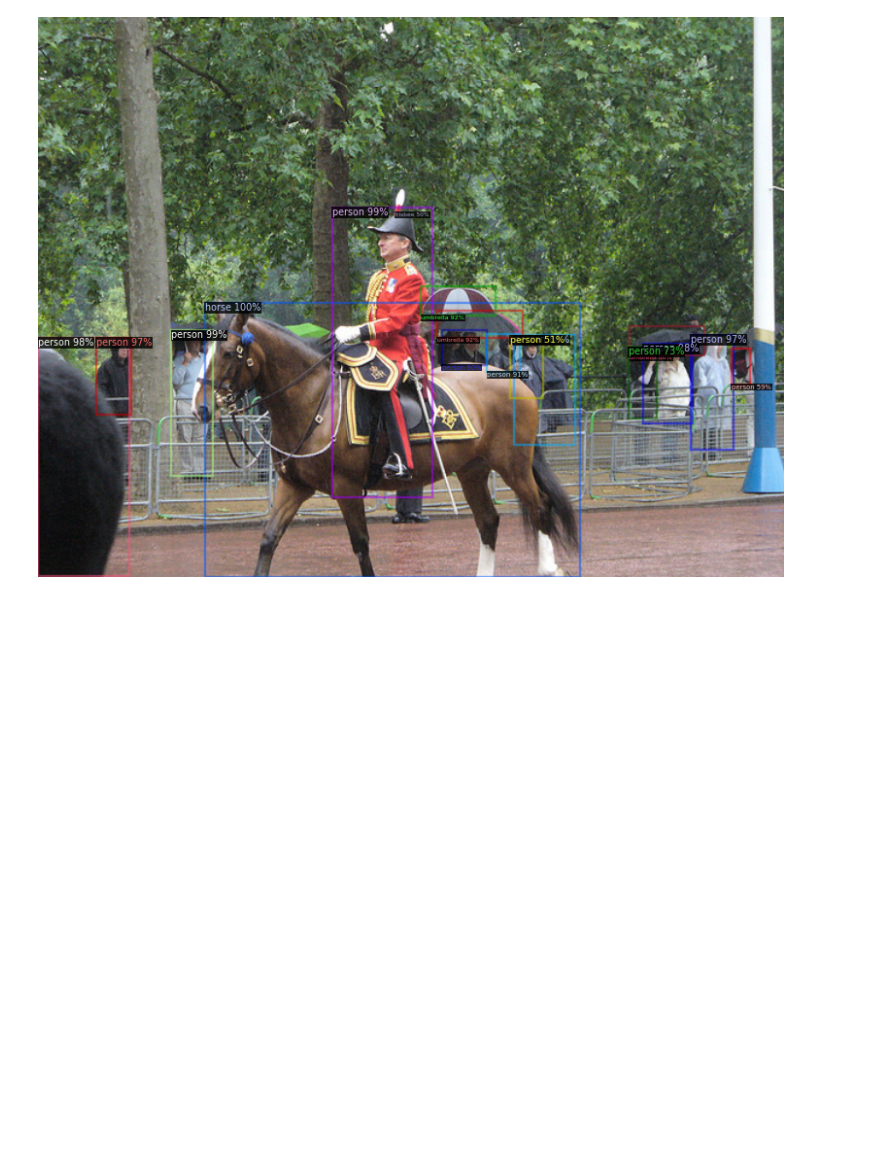
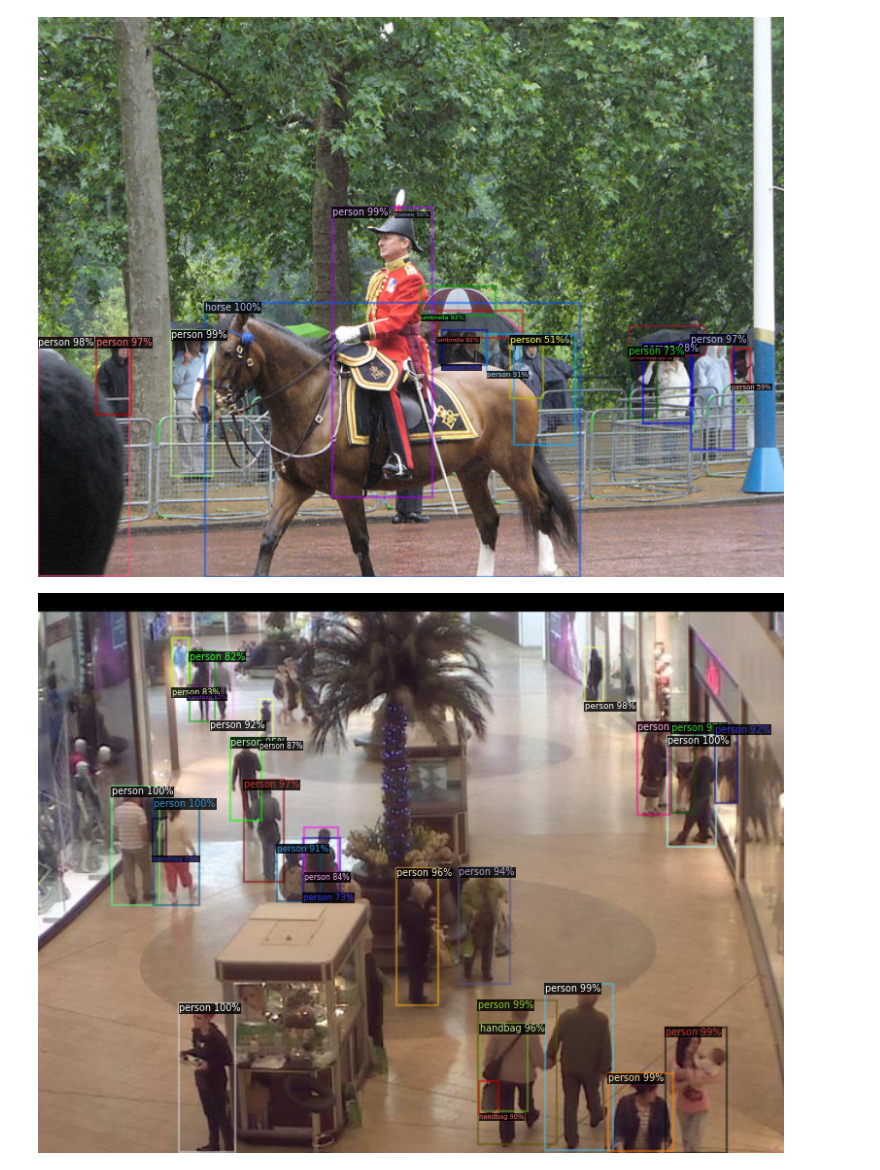
Before and after one commit to liuchentue/SVM-based-human-detection, a Jupyter notebook: Faster_RCNN.ipynb, the cells around one changed output. Saved outputs shown, nothing was run; the diff lists cells and outputs as text; code cells hidden in the pictures; blank space fills up the shorter version.

```diff
--- a/Faster_RCNN.ipynb
+++ b/Faster_RCNN.ipynb
@@ -67,3 +69,16 @@ v = v.draw_instance_predictions(outputs["instances"].to("cpu"))
 cv2_imshow(v.get_image()[:, :, ::-1])
 # %% [output]
 [figure]
+# %%
+img0001 = cv2.imread("/seq_000001.jpg")
+
+
+
+# Make prediction
+outputs = predictor(img0001)
+
+v = Visualizer(img0001[:, :, ::-1], MetadataCatalog.get(cfg.DATASETS.TRAIN[0]), scale=1.2)
+v = v.draw_instance_predictions(outputs["instances"].to("cpu"))
+cv2_imshow(v.get_image()[:, :, ::-1])
+# %% [output]
+[figure, added]
```
Also changed, not shown: parts of 2 cells of this notebook.
